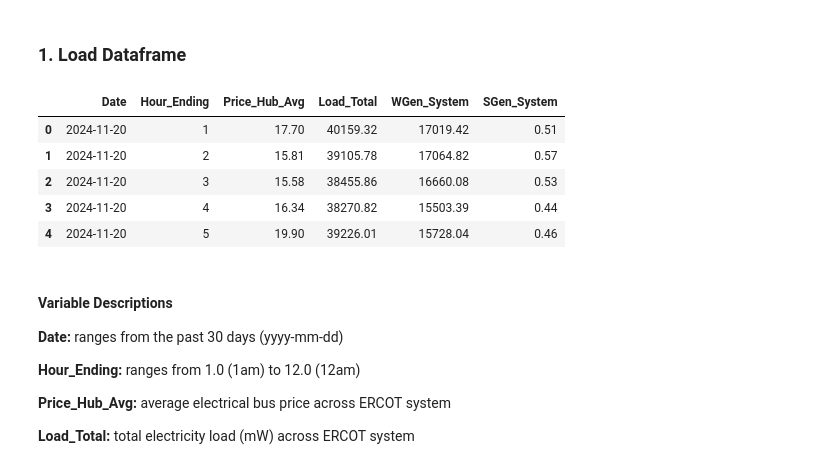
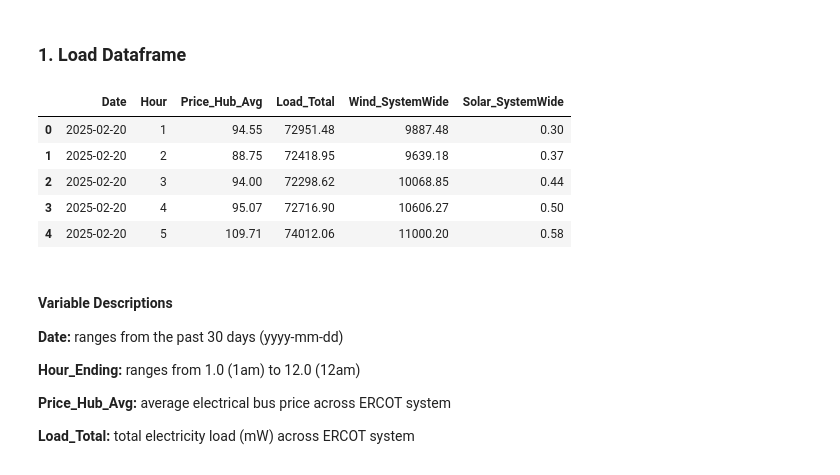
Before and after one commit to kmundey/ERCOT_Data_Analysis, a Jupyter notebook: data_analysis.ipynb, the cells around one changed output. Cells and saved outputs as stored; diff of their text form; code cells hidden in the pictures.

```diff
--- a/data_analysis.ipynb
+++ b/data_analysis.ipynb
@@ -11,23 +14,22 @@ import matplotlib.pyplot as plt
 # %%
-# Load dataframe
-ercot_df = pd.read_csv("clean_data/ERCOT_Electricity_Data.csv")
-
 # Keep only the desired columns
-desired_cols = ['Date', 'Hour_Ending', 'Price_Hub_Avg', 'Load_Total', 'WGen_System', 'SGen_System']
+desired_cols = ['Date', 'Hour', 'Price_Hub_Avg', 'Load_Total', 'Wind_SystemWide', 'Solar_SystemWide']
 df = ercot_df[desired_cols]
 
 # Convert date into a datetime object
 df.loc[:, 'Date'] = pd.to_datetime(df['Date']).dt.date
 
+df.dropna()
+
 # Preview dataframe
 df.head()
 # %% [output]
-|  | Date | Hour_Ending | Price_Hub_Avg | Load_Total | WGen_System | SGen_System |
-| 0 | 2024-11-20 | 1 | 17.70 | 40159.32 | 17019.42 | 0.51 |
-| 1 | 2024-11-20 | 2 | 15.81 | 39105.78 | 17064.82 | 0.57 |
-| 2 | 2024-11-20 | 3 | 15.58 | 38455.86 | 16660.08 | 0.53 |
-| 3 | 2024-11-20 | 4 | 16.34 | 38270.82 | 15503.39 | 0.44 |
-| 4 | 2024-11-20 | 5 | 19.90 | 39226.01 | 15728.04 | 0.46 |
+|  | Date | Hour | Price_Hub_Avg | Load_Total | Wind_SystemWide | Solar_SystemWide |
+| 0 | 2025-02-20 | 1 | 94.55 | 72951.48 | 9887.48 | 0.30 |
+| 1 | 2025-02-20 | 2 | 88.75 | 72418.95 | 9639.18 | 0.37 |
+| 2 | 2025-02-20 | 3 | 94.00 | 72298.62 | 10068.85 | 0.44 |
+| 3 | 2025-02-20 | 4 | 95.07 | 72716.90 | 10606.27 | 0.50 |
+| 4 | 2025-02-20 | 5 | 109.71 | 74012.06 | 11000.20 | 0.58 |
 # %% [markdown]
 #### Variable Descriptions
 **Date:** ranges from the past 30 days (yyyy-mm-dd)
```
Also changed, not shown: parts of 7 cells of this notebook.
